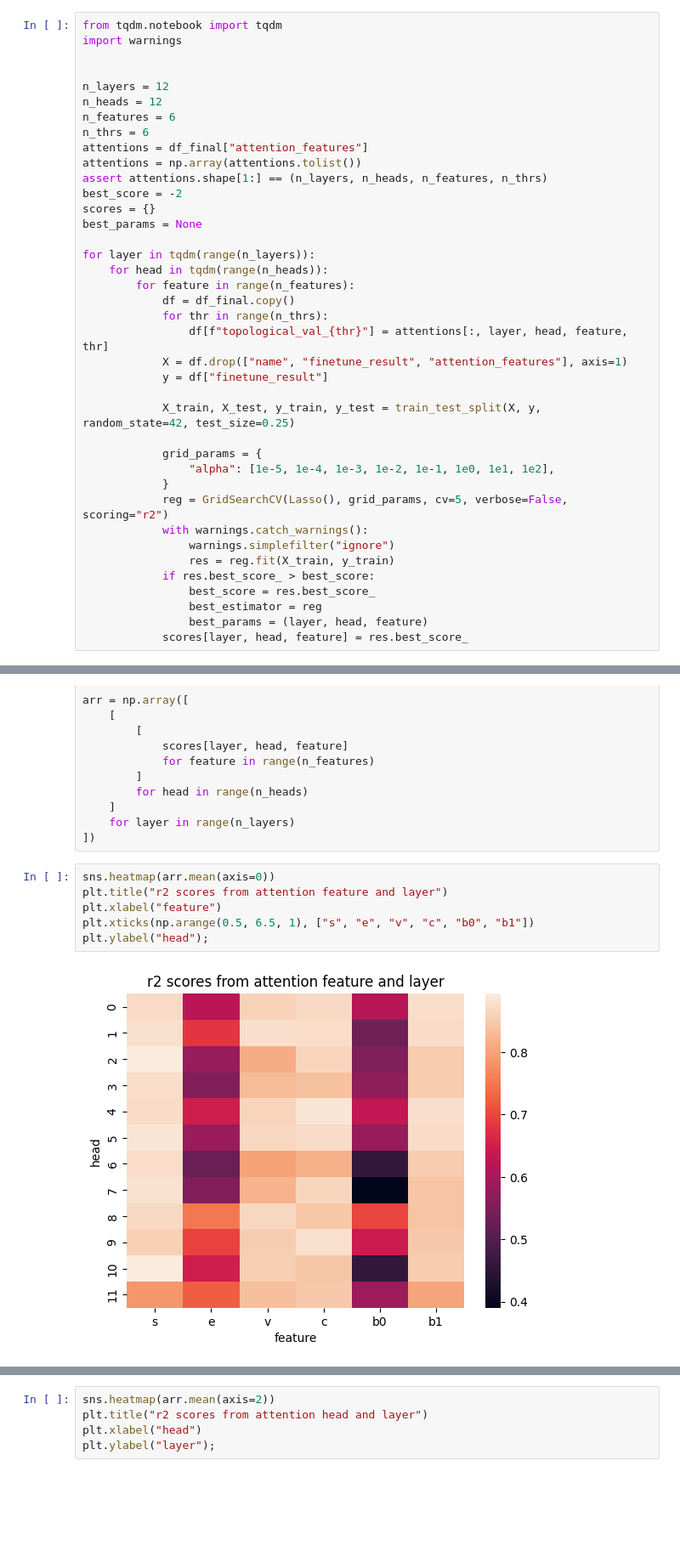
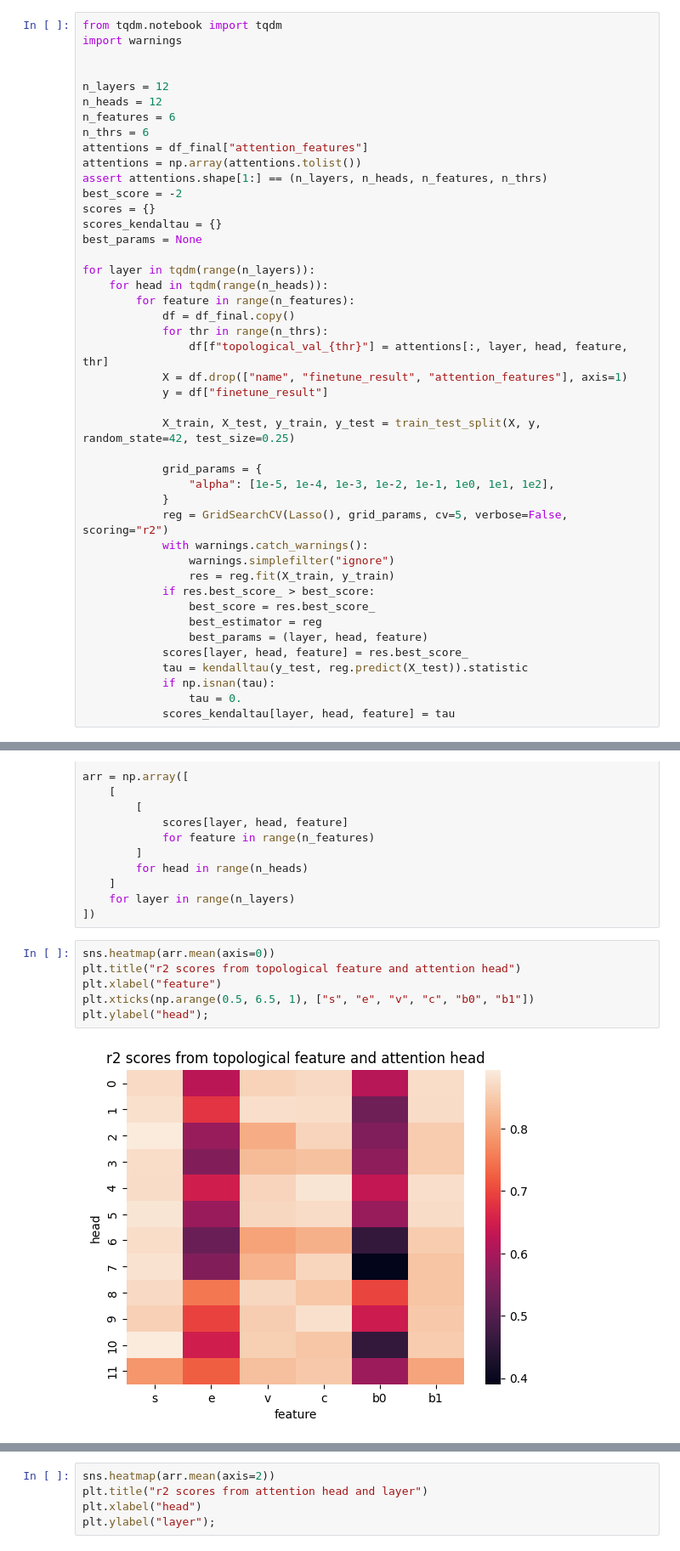
Before and after one commit to ShishckovA/FinetuniePerformancePrediction, a Jupyter notebook: src/final_regressor.ipynb, the cells around one changed output, grey strips where cells are left out. Shown at 85% size. Cells and saved outputs as stored; diff of their text form; blank space fills up the shorter version.

```diff
--- a/src/final_regressor.ipynb
+++ b/src/final_regressor.ipynb
@@ -196,6 +200,7 @@ attentions = np.array(attentions.tolist())
 assert attentions.shape[1:] == (n_layers, n_heads, n_features, n_thrs)
 best_score = -2
 scores = {}
+scores_kendaltau = {}
 best_params = None
 
 for layer in tqdm(range(n_layers)):
@@ -221,6 +226,10 @@ for layer in tqdm(range(n_layers)):
                 best_estimator = reg
                 best_params = (layer, head, feature)
             scores[layer, head, feature] = res.best_score_
+            tau = kendalltau(y_test, reg.predict(X_test)).statistic
+            if np.isnan(tau):
+                tau = 0.
+            scores_kendaltau[layer, head, feature] = tau
 # %%
 layer, head, feature = best_params
 print(best_estimator.best_params_)
@@ -253,11 +264,11 @@ arr = np.array([
 ])
 # %%
 sns.heatmap(arr.mean(axis=0))
-plt.title("r2 scores from attention feature and layer")
+plt.title("r2 scores from topological feature and attention head")
 plt.xlabel("feature")
 plt.xticks(np.arange(0.5, 6.5, 1), ["s", "e", "v", "c", "b0", "b1"])
 plt.ylabel("head");
 # %% [output]
-[figure, old version]
+[figure, new version]
 # %%
 sns.heatmap(arr.mean(axis=1))
```
Also changed, not shown: parts of 7 cells of this notebook.
